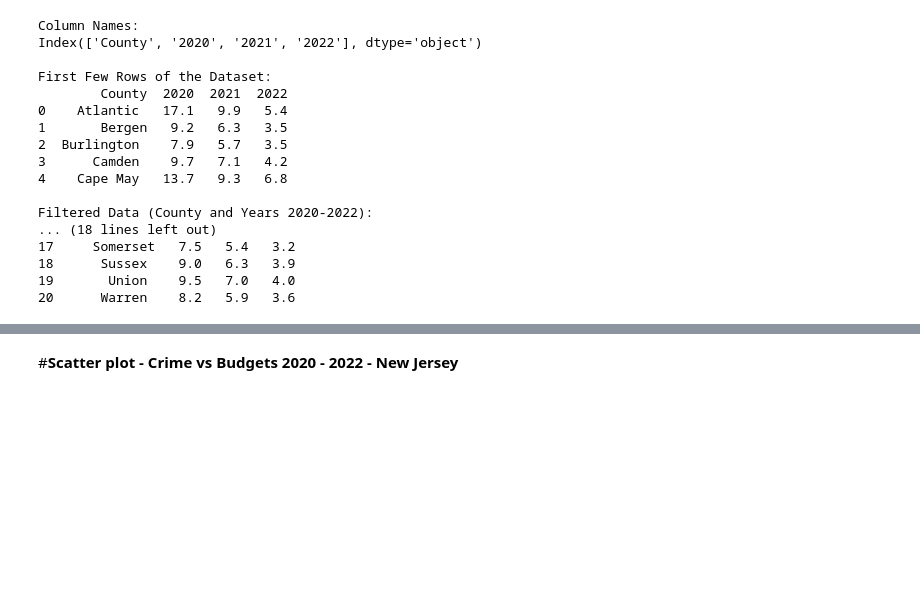
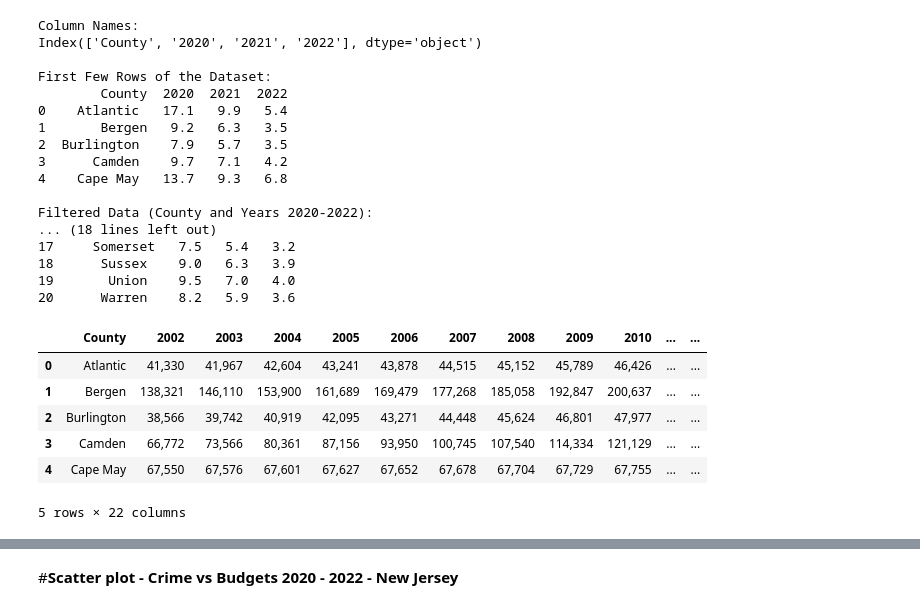
Before and after one commit to erikaguiracocha/Data-Visualization-2025, a Jupyter notebook: PS4erikaguiracocha.ipynb, the cells around one changed output, grey strips where cells are left out. Saved outputs shown, nothing was run; the diff lists cells and outputs as text; code cells hidden in the pictures; blank space fills up the shorter version.

```diff
--- a/PS4erikaguiracocha.ipynb
+++ b/PS4erikaguiracocha.ipynb
@@ -121,3 +121,20 @@ Filtered Data (County and Years 2020-2022):
 18      Sussex    9.0   6.3   3.9
 19       Union    9.5   7.0   4.0
 20      Warren    8.2   5.9   3.6
+# %%
+# URL of the CSV file
+url = 'https://raw.githubusercontent.com/erikaguiracocha/Data-Visualization-2025/refs/heads/main/crime%20by%20county%202002%202022.csv'
+
+# Load the CSV file into a Pandas DataFrame
+data = pd.read_csv(url)
+
+# Display the first few rows of the DataFrame
+data.head()
+# %% [output]
+|  | County | 2002 | 2003 | 2004 | 2005 | 2006 | 2007 | 2008 | 2009 | 2010 | ... | ... |
+| 0 | Atlantic | 41,330 | 41,967 | 42,604 | 43,241 | 43,878 | 44,515 | 45,152 | 45,789 | 46,426 | ... | ... |
+| 1 | Bergen | 138,321 | 146,110 | 153,900 | 161,689 | 169,479 | 177,268 | 185,058 | 192,847 | 200,637 | ... | ... |
+| 2 | Burlington | 38,566 | 39,742 | 40,919 | 42,095 | 43,271 | 44,448 | 45,624 | 46,801 | 47,977 | ... | ... |
+| 3 | Camden | 66,772 | 73,566 | 80,361 | 87,156 | 93,950 | 100,745 | 107,540 | 114,334 | 121,129 | ... | ... |
+| 4 | Cape May | 67,550 | 67,576 | 67,601 | 67,627 | 67,652 | 67,678 | 67,704 | 67,729 | 67,755 | ... | ... |
+5 rows × 22 columns
```
Also changed, not shown: parts of 4 cells of this notebook.
